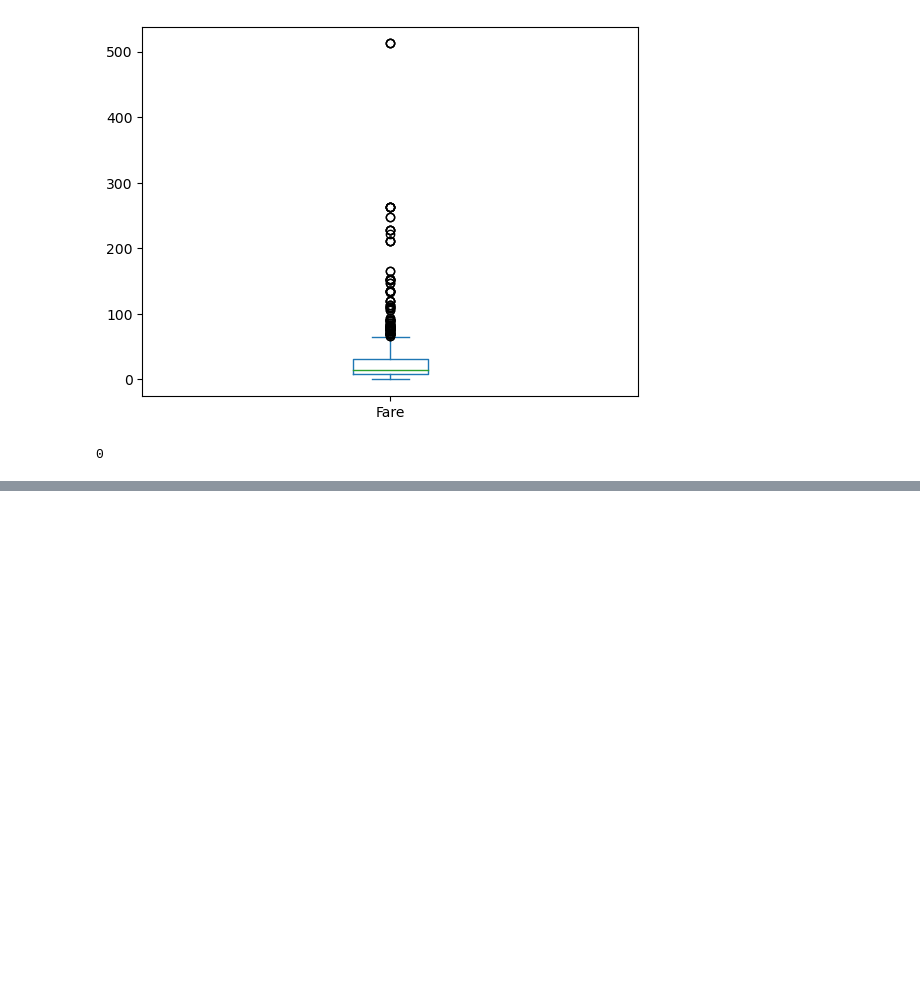
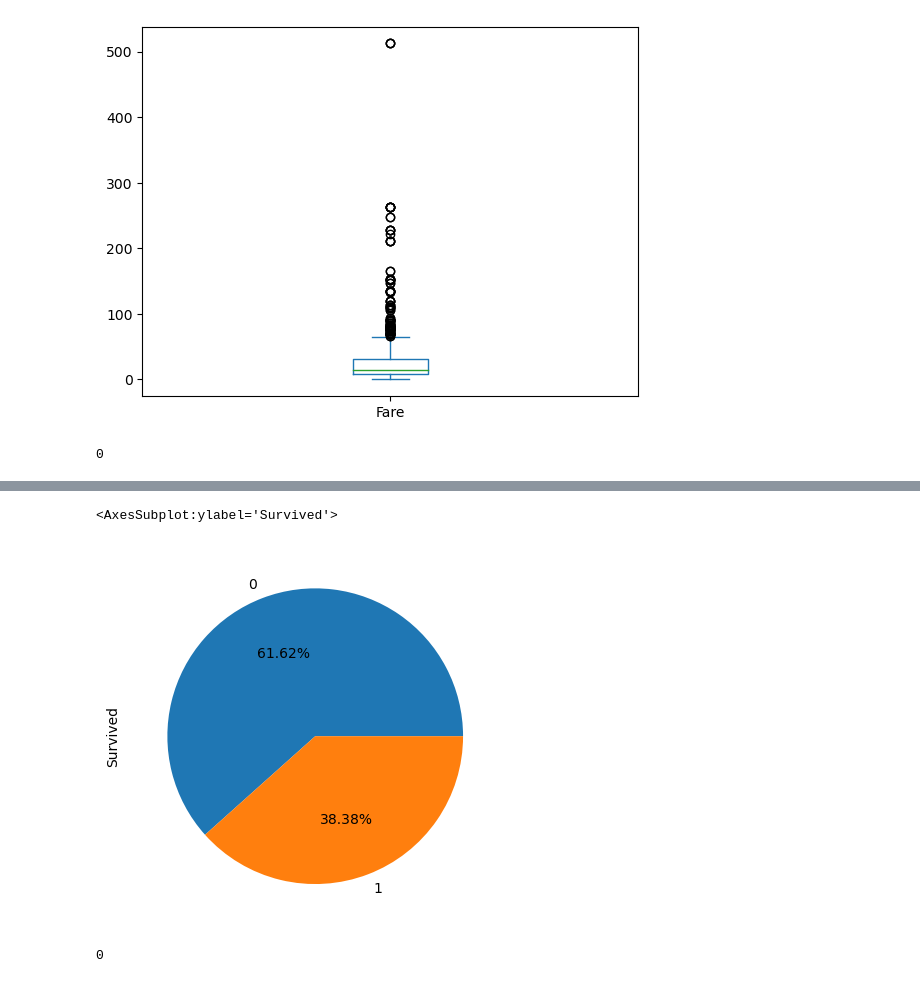
Before and after one commit to chwasiq0569/EDA-on-Titanic-Dataset, a Jupyter notebook: eda-on-titanic-dataset.ipynb, the cells around one changed output, grey strips where cells are left out. Drawn from its saved outputs; the diff is of its cells as text; code cells hidden in the pictures; blank space fills up the shorter version.

```diff
--- a/eda-on-titanic-dataset.ipynb
+++ b/eda-on-titanic-dataset.ipynb
@@ -202,0 +216,9 @@ traindf['Fare'].isnull().sum()
+# %%
+traindf['Survived'].value_counts().plot(kind='pie', autopct='%0.2f%%')
+# %% [output]
+<AxesSubplot:ylabel='Survived'>
+[figure, added]
+# %%
+traindf['Survived'].isnull().sum()
+# %% [output]
+0
```
Also changed, not shown: parts of 3 cells of this notebook.
